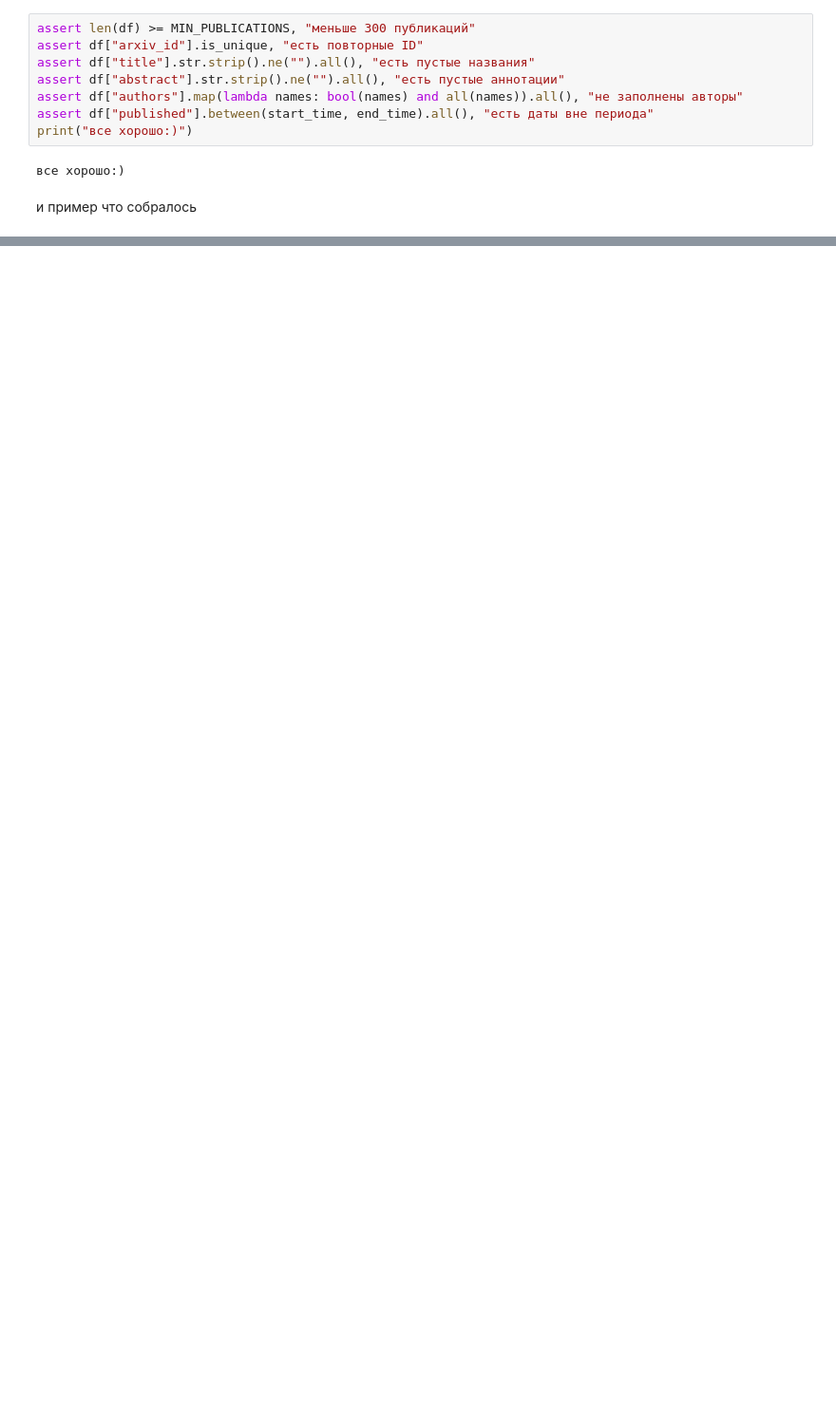
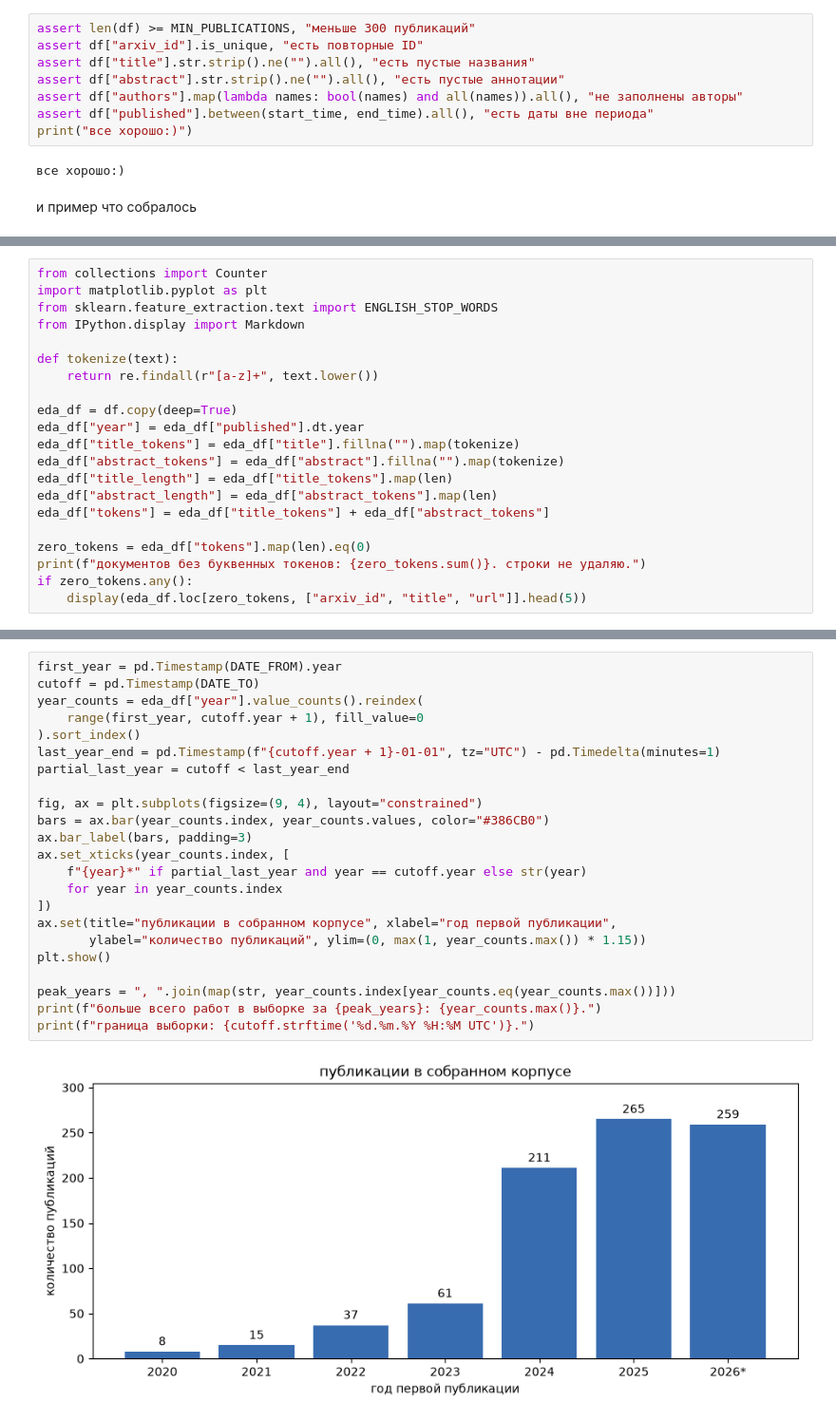
Before and after one commit to nekkkkate/lab-1, a Jupyter notebook: lab_1_machine_unlearning.ipynb, the cells around one changed output, grey strips where cells are left out. Shown at 95% size. Cells and saved outputs as stored; diff of their text form; blank space fills up the shorter version.

```diff
--- a/lab_1_machine_unlearning.ipynb
+++ b/lab_1_machine_unlearning.ipynb
@@ -168,0 +173,21 @@ print(
+# %%
+from collections import Counter
+import matplotlib.pyplot as plt
+from sklearn.feature_extraction.text import ENGLISH_STOP_WORDS
+from IPython.display import Markdown
+
+def tokenize(text):
+    return re.findall(r"[a-z]+", text.lower())
+
+eda_df = df.copy(deep=True)
+eda_df["year"] = eda_df["published"].dt.year
+eda_df["title_tokens"] = eda_df["title"].fillna("").map(tokenize)
+eda_df["abstract_tokens"] = eda_df["abstract"].fillna("").map(tokenize)
+eda_df["title_length"] = eda_df["title_tokens"].map(len)
+eda_df["abstract_length"] = eda_df["abstract_tokens"].map(len)
+eda_df["tokens"] = eda_df["title_tokens"] + eda_df["abstract_tokens"]
+
+zero_tokens = eda_df["tokens"].map(len).eq(0)
+print(f"документов без буквенных токенов: {zero_tokens.sum()}. строки не удаляю.")
+if zero_tokens.any():
+    display(eda_df.loc[zero_tokens, ["arxiv_id", "title", "url"]].head(5))
@@ -168,0 +247,25 @@ print(
+# %%
+first_year = pd.Timestamp(DATE_FROM).year
+cutoff = pd.Timestamp(DATE_TO)
+year_counts = eda_df["year"].value_counts().reindex(
+    range(first_year, cutoff.year + 1), fill_value=0
+).sort_index()
+last_year_end = pd.Timestamp(f"{cutoff.year + 1}-01-01", tz="UTC") - pd.Timedelta(minutes=1)
+partial_last_year = cutoff < last_year_end
+
+fig, ax = plt.subplots(figsize=(9, 4), layout="constrained")
+bars = ax.bar(year_counts.index, year_counts.values, color="#386CB0")
+ax.bar_label(bars, padding=3)
+ax.set_xticks(year_counts.index, [
+    f"{year}*" if partial_last_year and year == cutoff.year else str(year)
+    for year in year_counts.index
+])
+ax.set(title="публикации в собранном корпусе", xlabel="год первой публикации",
+       ylabel="количество публикаций", ylim=(0, max(1, year_counts.max()) * 1.15))
+plt.show()
+
+peak_years = ", ".join(map(str, year_counts.index[year_counts.eq(year_counts.max())]))
+print(f"больше всего работ в выборке за {peak_years}: {year_counts.max()}.")
+print(f"граница выборки: {cutoff.strftime('%d.%m.%Y %H:%M UTC')}.")
+# %% [output]
+[figure, added]
```
Also changed, not shown: parts of 17 cells of this notebook.
